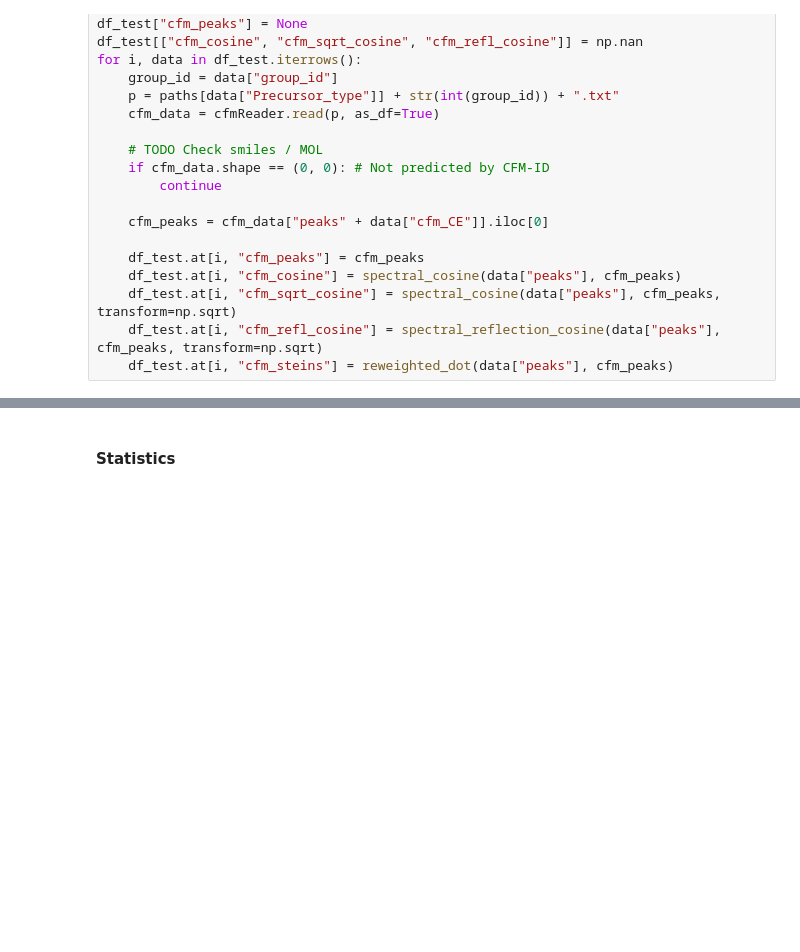
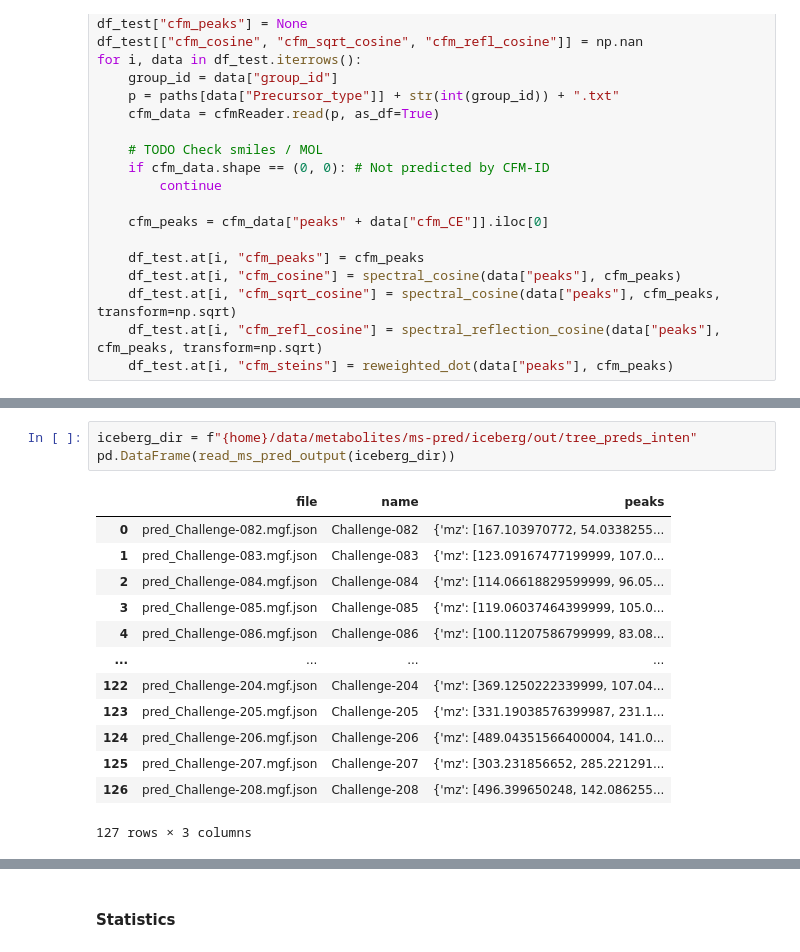
Before and after one commit to BAMeScience/fiora, a Jupyter notebook: notebooks/test_model.ipynb, the cells around one changed output, grey strips where cells are left out. Drawn from its saved outputs; the diff is of its cells as text; blank space fills up the shorter version.

Commit message:
WIP: Test iceberg results

```diff
--- a/notebooks/test_model.ipynb
+++ b/notebooks/test_model.ipynb
@@ -439 +495,18 @@ for i, data in df_test.iterrows():
+# %%
+iceberg_dir = f"{home}/data/metabolites/ms-pred/iceberg/out/tree_preds_inten"
+pd.DataFrame(read_ms_pred_output(iceberg_dir))
+# %% [output]
+|  | file | name | peaks |
+| 0 | pred_Challenge-082.mgf.json | Challenge-082 | {'mz': [167.103970772, 54.0338255... |
+| 1 | pred_Challenge-083.mgf.json | Challenge-083 | {'mz': [123.09167477199999, 107.0... |
+| 2 | pred_Challenge-084.mgf.json | Challenge-084 | {'mz': [114.06618829599999, 96.05... |
+| 3 | pred_Challenge-085.mgf.json | Challenge-085 | {'mz': [119.06037464399999, 105.0... |
+| 4 | pred_Challenge-086.mgf.json | Challenge-086 | {'mz': [100.11207586799999, 83.08... |
+| ... | ... | ... | ... |
+| 122 | pred_Challenge-204.mgf.json | Challenge-204 | {'mz': [369.1250222339999, 107.04... |
+| 123 | pred_Challenge-205.mgf.json | Challenge-205 | {'mz': [331.19038576399987, 231.1... |
+| 124 | pred_Challenge-206.mgf.json | Challenge-206 | {'mz': [489.04351566400004, 141.0... |
+| 125 | pred_Challenge-207.mgf.json | Challenge-207 | {'mz': [303.231856652, 285.221291... |
+| 126 | pred_Challenge-208.mgf.json | Challenge-208 | {'mz': [496.399650248, 142.086255... |
+127 rows × 3 columns
 # %%
```
Also changed, not shown: parts of 4 cells of this notebook, 1 other file.
